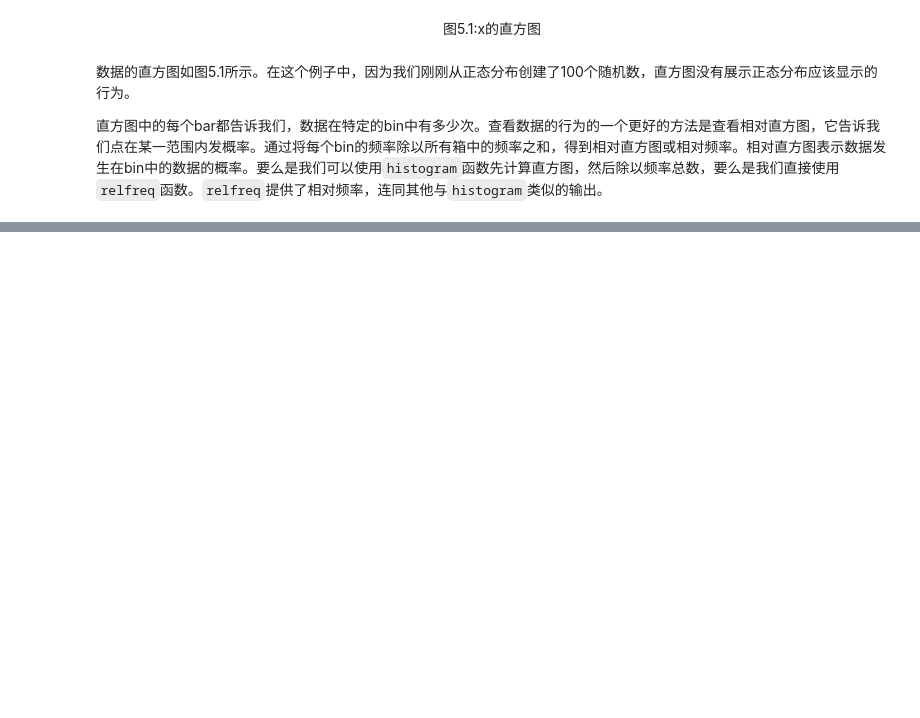
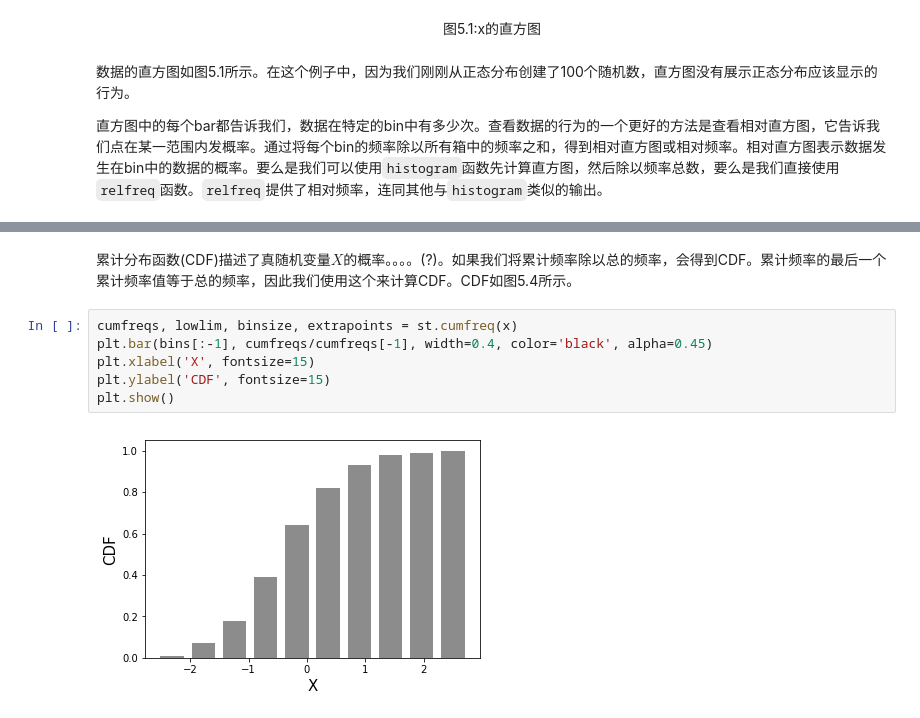
Before and after one commit to livingworld/Python-in-Hydrology, a Jupyter notebook: 05.01-Statistics.ipynb, the cells around one changed output, grey strips where cells are left out. Drawn from its saved outputs; the diff is of its cells as text; blank space fills up the shorter version.

```diff
--- a/05.01-Statistics.ipynb
+++ b/05.01-Statistics.ipynb
@@ -49,0 +63,10 @@ plt.show()
+# %% [markdown]
+累计分布函数(CDF)描述了真随机变量$X$的概率。。。。(?)。如果我们将累计频率除以总的频率，会得到CDF。累计频率的最后一个累计频率值等于总的频率，因此我们使用这个来计算CDF。CDF如图5.4所示。
+# %%
+cumfreqs, lowlim, binsize, extrapoints = st.cumfreq(x)
+plt.bar(bins[:-1], cumfreqs/cumfreqs[-1], width=0.4, color='black', alpha=0.45)
+plt.xlabel('X', fontsize=15)
+plt.ylabel('CDF', fontsize=15)
+plt.show()
+# %% [output]
+[figure, added]
```
Also changed, not shown: parts of 12 cells of this notebook.
